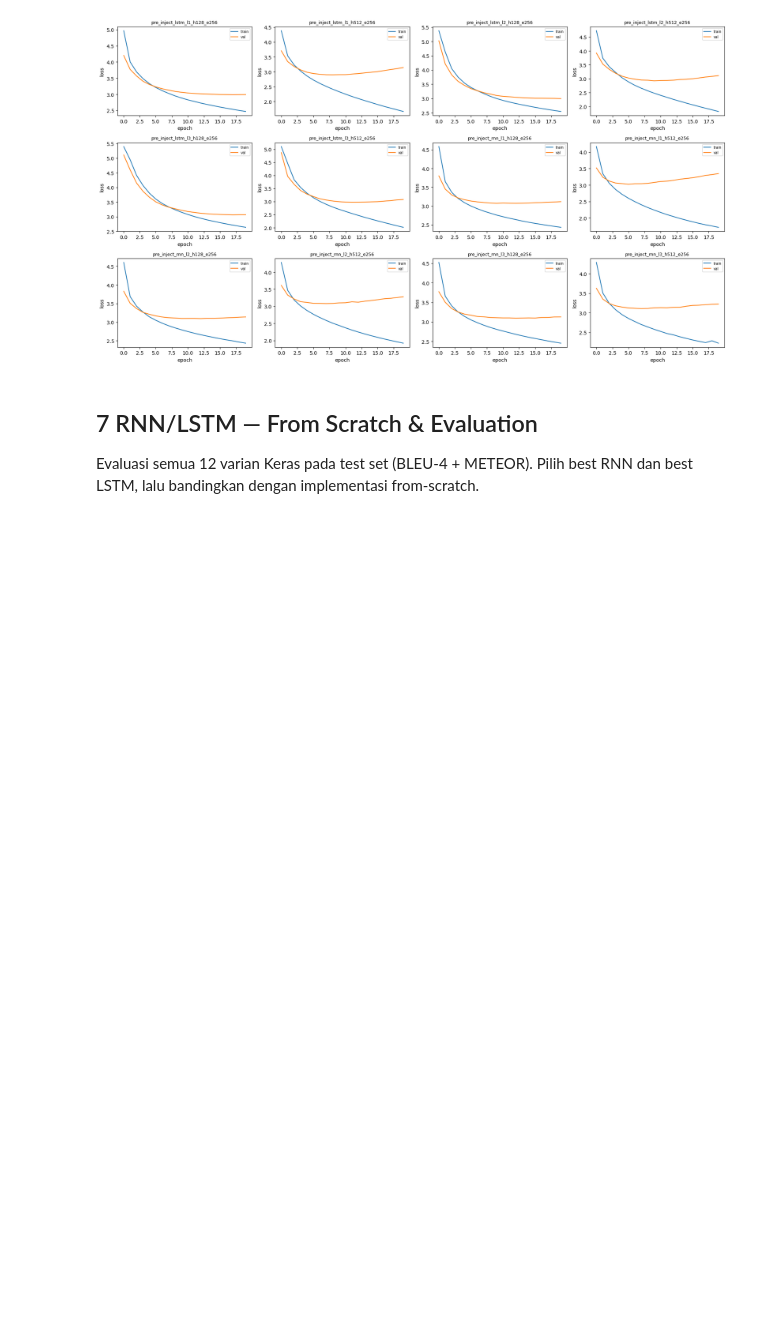
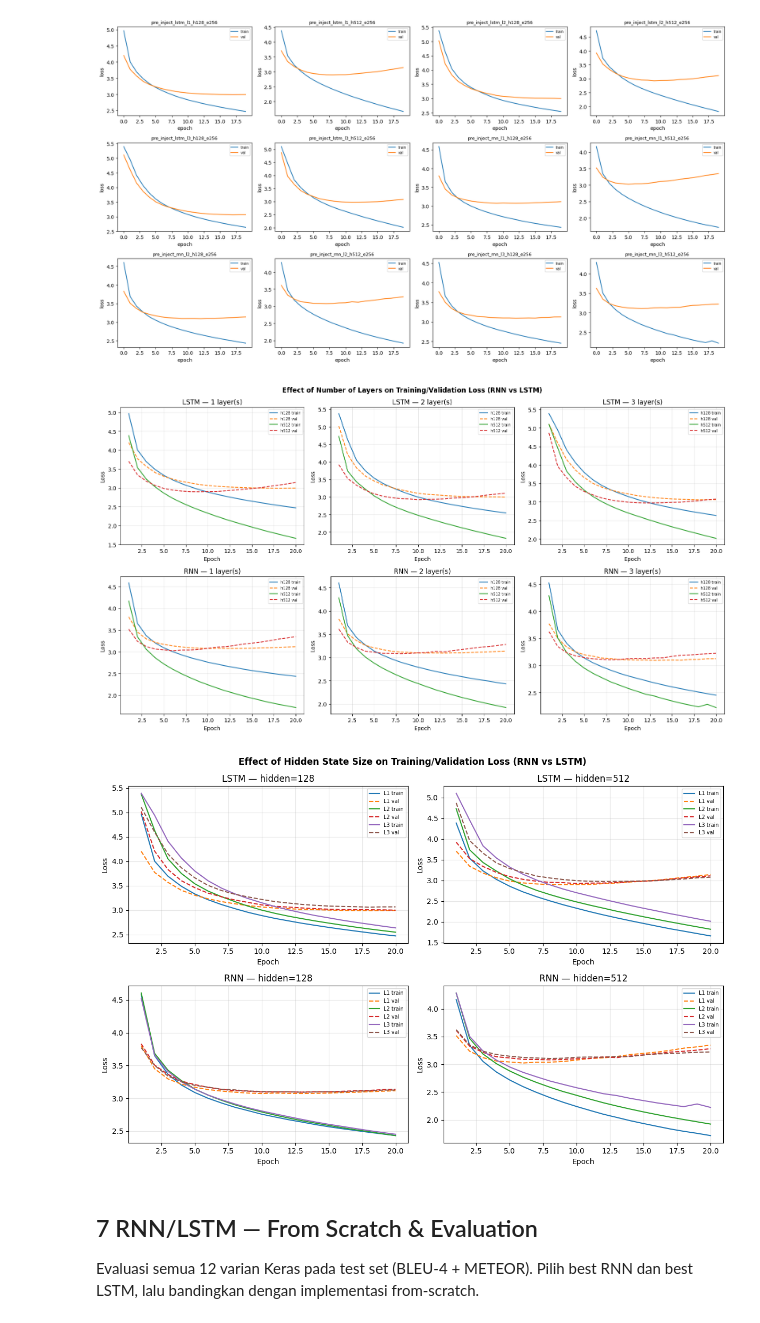
Before and after one commit to susTuna/ML-CNN-RNN, a Jupyter notebook: src/notebooks/notebook.ipynb, the cells around one changed output. Cells and saved outputs as stored; diff of their text form; code cells hidden in the pictures; blank space fills up the shorter version.

Commit message:
chore(experiment): RNN LSTM except BEAM BONUS

```diff
--- a/src/notebooks/notebook.ipynb
+++ b/src/notebooks/notebook.ipynb
@@ -576,6 +552,64 @@ plt.savefig(OUT_DIR / 'rnn_lstm_loss_curves.png', dpi=120)
 plt.show()
 # %% [output]
 [figure]
+# %%
+import re
+
+fig_layers, axes_layers = plt.subplots(2, 3, figsize=(16, 9))
+fig_hidden, axes_hidden = plt.subplots(2, 2, figsize=(12, 8))
+
+def parse_variant(v):
+    m = re.search(r'(lstm|rnn)_l(\d+)_h(\d+)', v)
+    if m:
+        return m.group(1), int(m.group(2)), int(m.group(3))
+    return None, None, None
+
+layer_counts = [1, 2, 3]
+for col, nl in enumerate(layer_counts):
+    for row, rnn_type in enumerate(['lstm', 'rnn']):
+        ax = axes_layers[row, col]
+        matched = [(v, art) for v, art in decoder_results.items()
+                   if parse_variant(v)[0] == rnn_type and parse_variant(v)[1] == nl]
+        for v, art in matched:
+            _, _, hd = parse_variant(v)
+            h = art['history']
+            epochs = range(1, len(h.get('loss', [])) + 1)
+            ax.plot(epochs, h.get('loss', []), label=f'h{hd} train', linestyle='-')
+            ax.plot(epochs, h.get('val_loss', []), label=f'h{hd} val', linestyle='--')
+        ax.set_title(f'{rnn_type.upper()} — {nl} layer(s)')
+        ax.set_xlabel('Epoch')
+        ax.set_ylabel('Loss')
+        ax.legend(fontsize=7)
+        ax.grid(alpha=0.3)
+
+fig_layers.suptitle('Effect of Number of Layers on Training/Validation Loss (RNN vs LSTM)', fontsize=12, fontweight='bold')
+fig_layers.tight_layout()
+fig_layers.savefig(OUT_DIR / 'rnn_lstm_layers_comparison.png', dpi=120)
+
+hidden_dims = [128, 512]
+for row, rnn_type in enumerate(['lstm', 'rnn']):
+    for col, hd in enumerate(hidden_dims):
+        ax = axes_hidden[row, col]
+        matched = [(v, art) for v, art in decoder_results.items()
+                   if parse_variant(v)[0] == rnn_type and parse_variant(v)[2] == hd]
+        for v, art in sorted(matched, key=lambda x: parse_variant(x[0])[1]):
+            _, nl, _ = parse_variant(v)
+            h = art['history']
+            epochs = range(1, len(h.get('loss', [])) + 1)
+            ax.plot(epochs, h.get('loss', []), label=f'L{nl} train', linestyle='-')
+            ax.plot(epochs, h.get('val_loss', []), label=f'L{nl} val', linestyle='--')
+        ax.set_title(f'{rnn_type.upper()} — hidden={hd}')
+        ax.set_xlabel('Epoch')
+        ax.set_ylabel('Loss')
+        ax.legend(fontsize=7)
+        ax.grid(alpha=0.3)
+
+fig_hidden.suptitle('Effect of Hidden State Size on Training/Validation Loss (RNN vs LSTM)', fontsize=12, fontweight='bold')
+fig_hidden.tight_layout()
+fig_hidden.savefig(OUT_DIR / 'rnn_lstm_hidden_comparison.png', dpi=120)
+# %% [output]
+[figure, added]
+[figure, added]
 # %% [markdown]
 ## 7 RNN/LSTM — From Scratch & Evaluation
 
```
Also changed, not shown: parts of 13 cells of this notebook, 14 other files.
